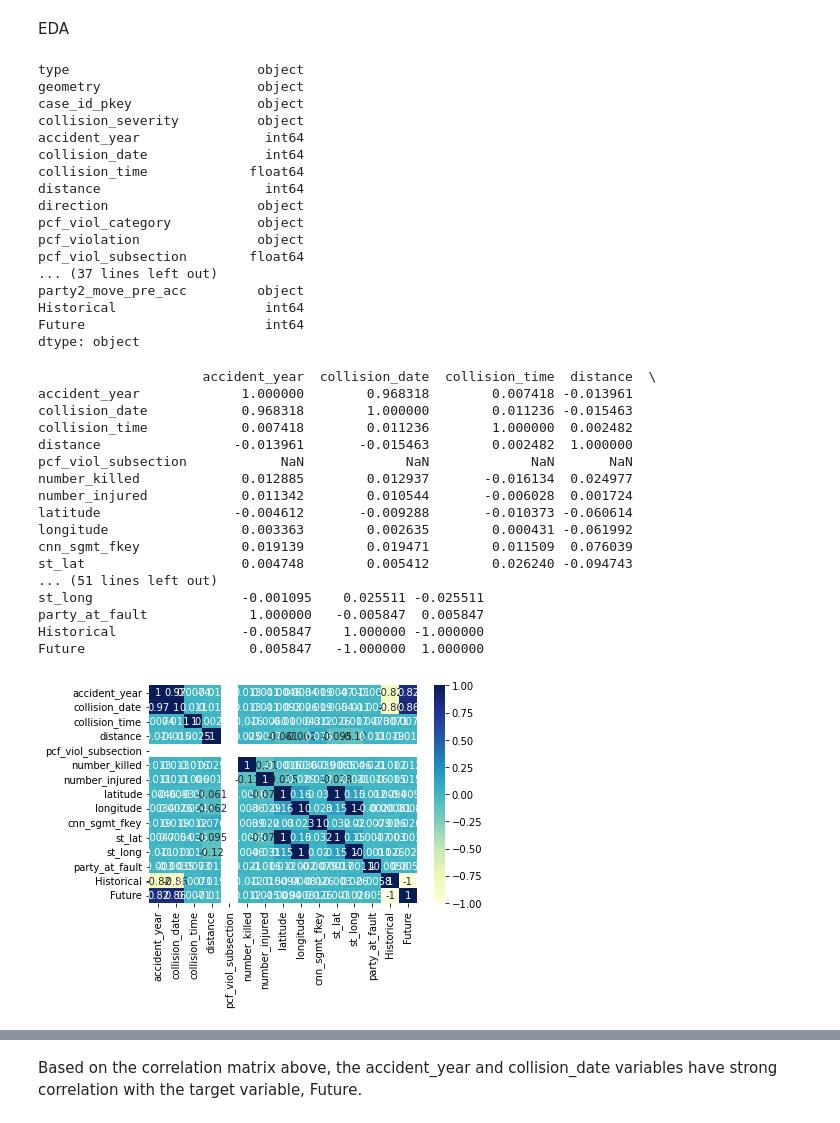
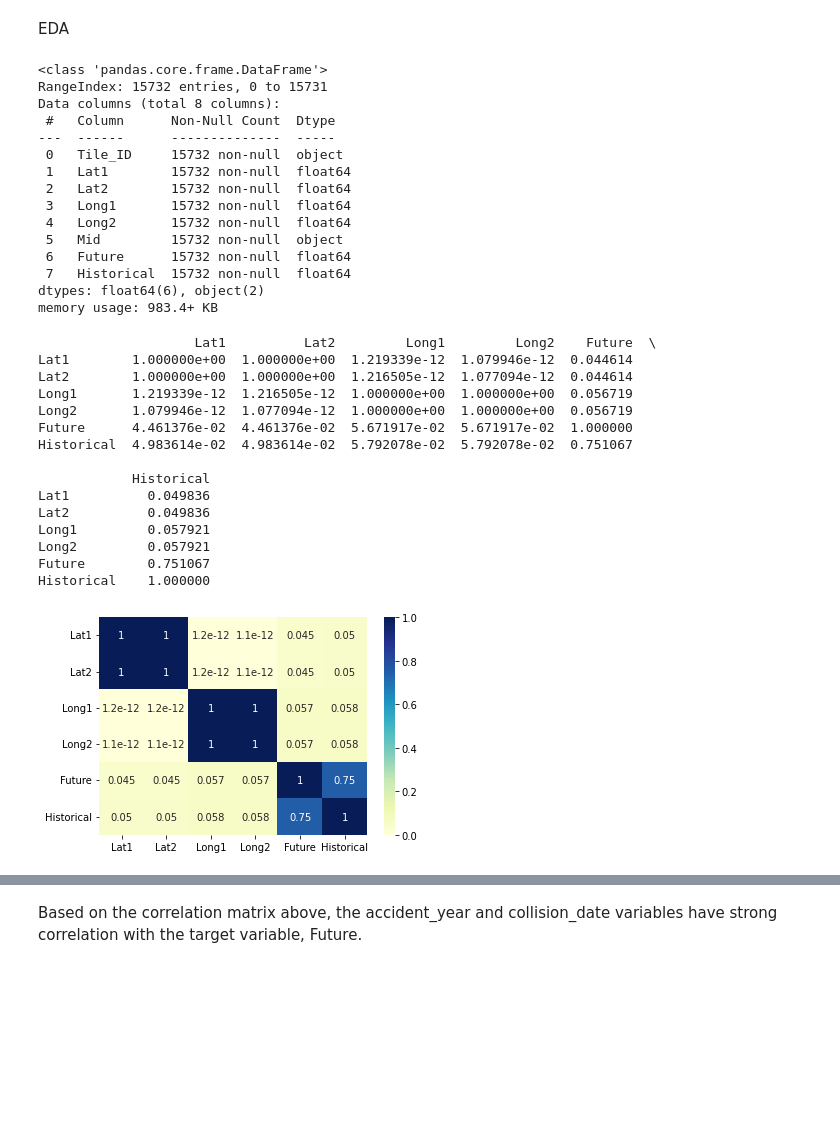
Before and after one commit to arisanguyen/210_Capstone_Aditya_Arisa_Noriel, a Jupyter notebook: Noriel_(Edit)_Collisions_Mapping_by_Tiles.ipynb, the cells around one changed output, grey strips where cells are left out. Cells and saved outputs as stored; diff of their text form; code cells hidden in the pictures; blank space fills up the shorter version.

```diff
--- a/Noriel_(Edit)_Collisions_Mapping_by_Tiles.ipynb
+++ b/Noriel_(Edit)_Collisions_Mapping_by_Tiles.ipynb
@@ -211,23 +220,21 @@ Scrape data and create model that takes inputs of satellite images or OSM files
 # %% [markdown]
 EDA
 # %%
-collisions.dtypes
+tiles.info()
 # %% [output]
-type                        object
-geometry                    object
-case_id_pkey                object
-collision_severity          object
-accident_year                int64
-collision_date               int64
-collision_time             float64
-distance                     int64
-direction                   object
-pcf_viol_category           object
-pcf_violation               object
-pcf_viol_subsection        float64
-... (37 lines left out)
-party2_move_pre_acc         object
-Historical                   int64
-Future                       int64
-dtype: object
+<class 'pandas.core.frame.DataFrame'>
+RangeIndex: 15732 entries, 0 to 15731
+Data columns (total 8 columns):
+ #   Column      Non-Null Count  Dtype
+---  ------      --------------  -----
+ 0   Tile_ID     15732 non-null  object
+ 1   Lat1        15732 non-null  float64
+ 2   Lat2        15732 non-null  float64
+ 3   Long1       15732 non-null  float64
+ 4   Long2       15732 non-null  float64
+ 5   Mid         15732 non-null  object
+ 6   Future      15732 non-null  float64
+ 7   Historical  15732 non-null  float64
+dtypes: float64(6), object(2)
+memory usage: 983.4+ KB
 # %%
@@ -244,28 +244,26 @@ FIELDS_numeric = ["accident_year", "collision_date", "collision_time", "distance
 # %%
 # prints data that will be plotted
 # columns shown here are selected by corr() since
 # they are ideal for the plot
-print(collisions.corr())
+print(tiles.corr())
 
 # plotting correlation heatmap
-dataplot = sns.heatmap(collisions.corr(), cmap="YlGnBu", annot=True)
+dataplot = sns.heatmap(tiles.corr(), cmap="YlGnBu", annot=True)
 # %% [output]
-                     accident_year  collision_date  collision_time  distance  \
-accident_year             1.000000        0.968318        0.007418 -0.013961
-collision_date            0.968318        1.000000        0.011236 -0.015463
-collision_time            0.007418        0.011236        1.000000  0.002482
-distance                 -0.013961       -0.015463        0.002482  1.000000
-pcf_viol_subsection            NaN             NaN             NaN       NaN
-number_killed             0.012885        0.012937       -0.016134  0.024977
-number_injured            0.011342        0.010544       -0.006028  0.001724
-latitude                 -0.004612       -0.009288       -0.010373 -0.060614
-longitude                 0.003363        0.002635        0.000431 -0.061992
-cnn_sgmt_fkey             0.019139        0.019471        0.011509  0.076039
-st_lat                    0.004748        0.005412        0.026240 -0.094743
-... (51 lines left out)
-st_long                   -0.001095    0.025511 -0.025511
-party_at_fault             1.000000   -0.005847  0.005847
-Historical                -0.005847    1.000000 -1.000000
-Future                     0.005847   -1.000000  1.000000
+                    Lat1          Lat2         Long1         Long2    Future  \
+Lat1        1.000000e+00  1.000000e+00  1.219339e-12  1.079946e-12  0.044614
+Lat2        1.000000e+00  1.000000e+00  1.216505e-12  1.077094e-12  0.044614
+Long1       1.219339e-12  1.216505e-12  1.000000e+00  1.000000e+00  0.056719
+Long2       1.079946e-12  1.077094e-12  1.000000e+00  1.000000e+00  0.056719
+Future      4.461376e-02  4.461376e-02  5.671917e-02  5.671917e-02  1.000000
+Historical  4.983614e-02  4.983614e-02  5.792078e-02  5.792078e-02  0.751067
+
+            Historical
+Lat1          0.049836
+Lat2          0.049836
+Long1         0.057921
+Long2         0.057921
+Future        0.751067
+Historical    1.000000
-[figure, old version]
+[figure, new version]
 # %%
```
Also changed, not shown: parts of 8 cells of this notebook.
